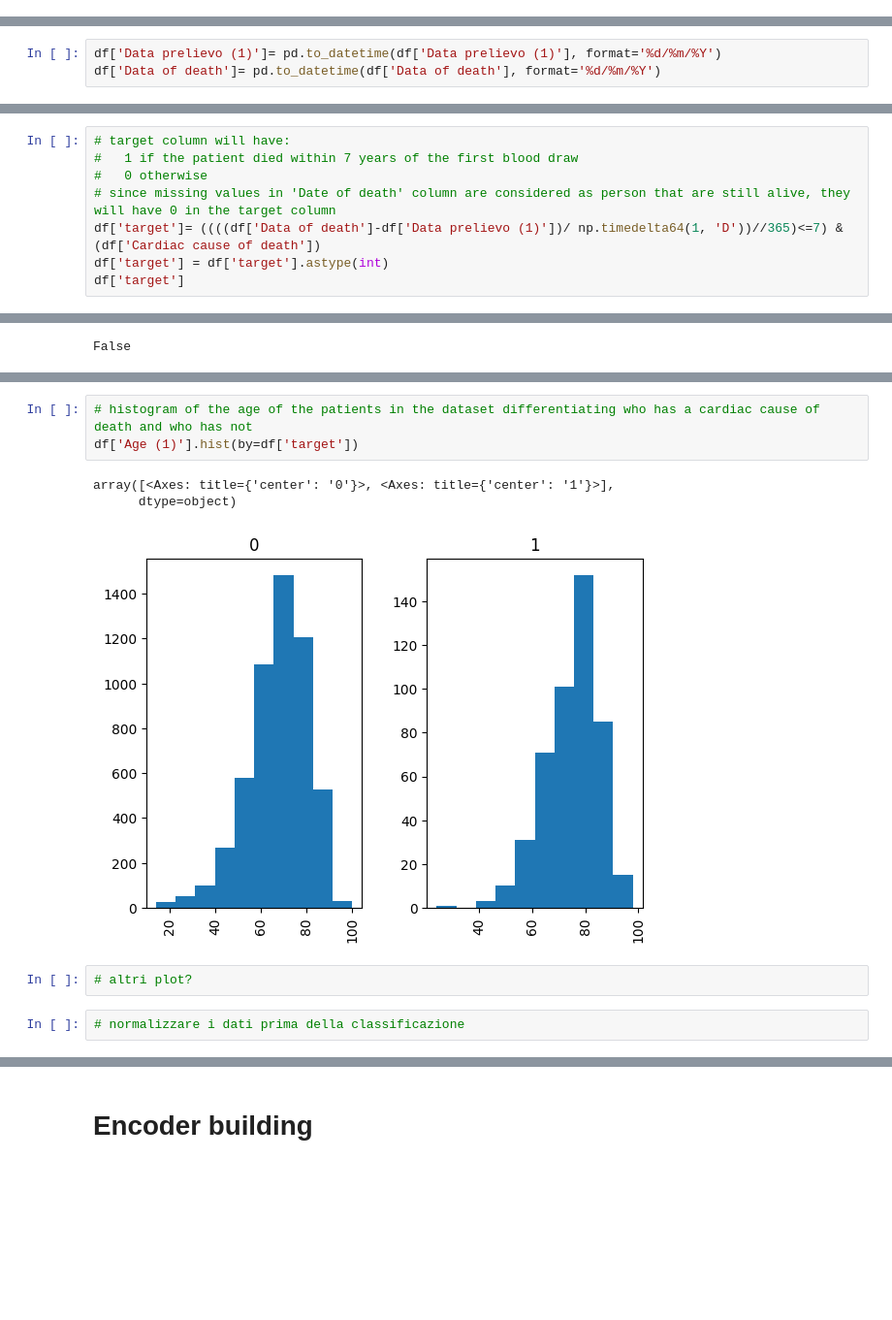
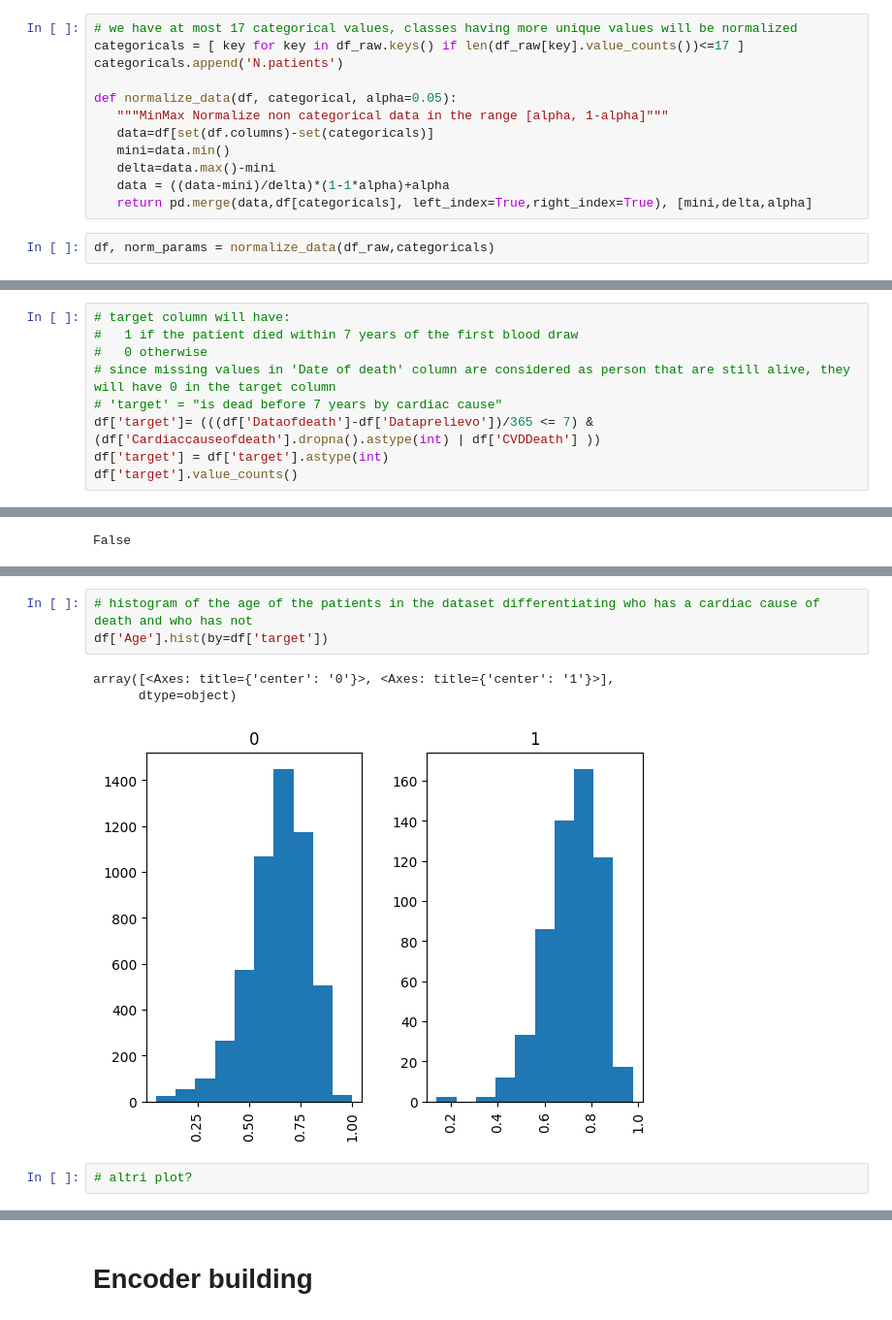
Before and after one commit to Sopralapanca/CHL-clinical-data-encoder, a Jupyter notebook: [CHL]ClinicalDataEncoder.ipynb, the cells around one changed output, grey strips where cells are left out. Shown at 97% size. Saved outputs shown, nothing was run; the diff lists cells and outputs as text; blank space fills up the shorter version.

Commit message:
Data Processing

```diff
--- a/[CHL]ClinicalDataEncoder.ipynb
+++ b/[CHL]ClinicalDataEncoder.ipynb
@@ -25 +109,15 @@ df = df.rename(columns=col_dict)
+# %%
+# we have at most 17 categorical values, classes having more unique values will be normalized
+categoricals = [ key for key in df_raw.keys() if len(df_raw[key].value_counts())<=17 ]
+categoricals.append('N.patients')
+
+def normalize_data(df, categorical, alpha=0.05):
+   """MinMax Normalize non categorical data in the range [alpha, 1-alpha]"""
+   data=df[set(df.columns)-set(categoricals)]
+   mini=data.min()
+   delta=data.max()-mini
+   data = ((data-mini)/delta)*(1-1*alpha)+alpha
+   return pd.merge(data,df[categoricals], left_index=True,right_index=True), [mini,delta,alpha]
+# %%
+df, norm_params = normalize_data(df_raw,categoricals)
 # %%
@@ -86,3 +167,0 @@ Compute target label, we considere the missing values in "Data of death" as pers
-# %%
-df['Data prelievo (1)']= pd.to_datetime(df['Data prelievo (1)'], format='%d/%m/%Y')
-df['Data of death']= pd.to_datetime(df['Data of death'], format='%d/%m/%Y')
@@ -91,7 +222,8 @@ df['Data of death']= pd.to_datetime(df['Data of death'], format='%d/%m/%Y')
 #   1 if the patient died within 7 years of the first blood draw
 #   0 otherwise
 # since missing values in 'Date of death' column are considered as person that are still alive, they will have 0 in the target column
-df['target']= ((((df['Data of death']-df['Data prelievo (1)'])/ np.timedelta64(1, 'D'))//365)<=7) & (df['Cardiac cause of death'])
+# 'target' = "is dead before 7 years by cardiac cause"
+df['target']= (((df['Dataofdeath']-df['Dataprelievo'])/365 <= 7) & (df['Cardiaccauseofdeath'].dropna().astype(int) | df['CVDDeath'] ))
 df['target'] = df['target'].astype(int)
-df['target']
+df['target'].value_counts()
 # %% [output]
@@ -127,11 +244,9 @@ Name: Gender (Male = 1), dtype: int64
 # %%
 # histogram of the age of the patients in the dataset differentiating who has a cardiac cause of death and who has not
-df['Age (1)'].hist(by=df['target'])
+df['Age'].hist(by=df['target'])
 # %% [output]
 array([<Axes: title={'center': '0'}>, <Axes: title={'center': '1'}>],
       dtype=object)
-[figure, old version]
+[figure, new version]
 # %%
 # altri plot?
-# %%
-# normalizzare i dati prima della classificazione
```
Also changed, not shown: parts of 49 cells of this notebook.
